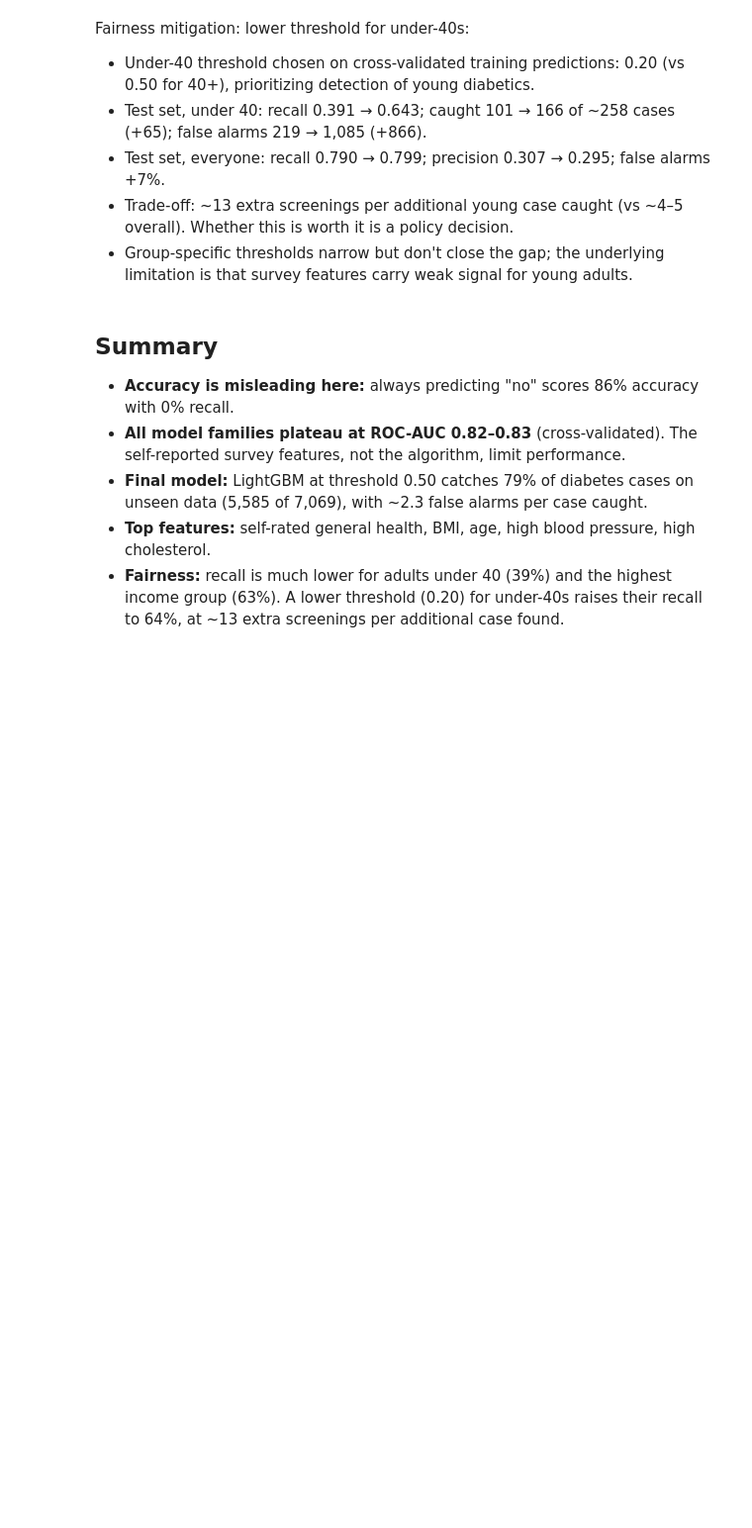
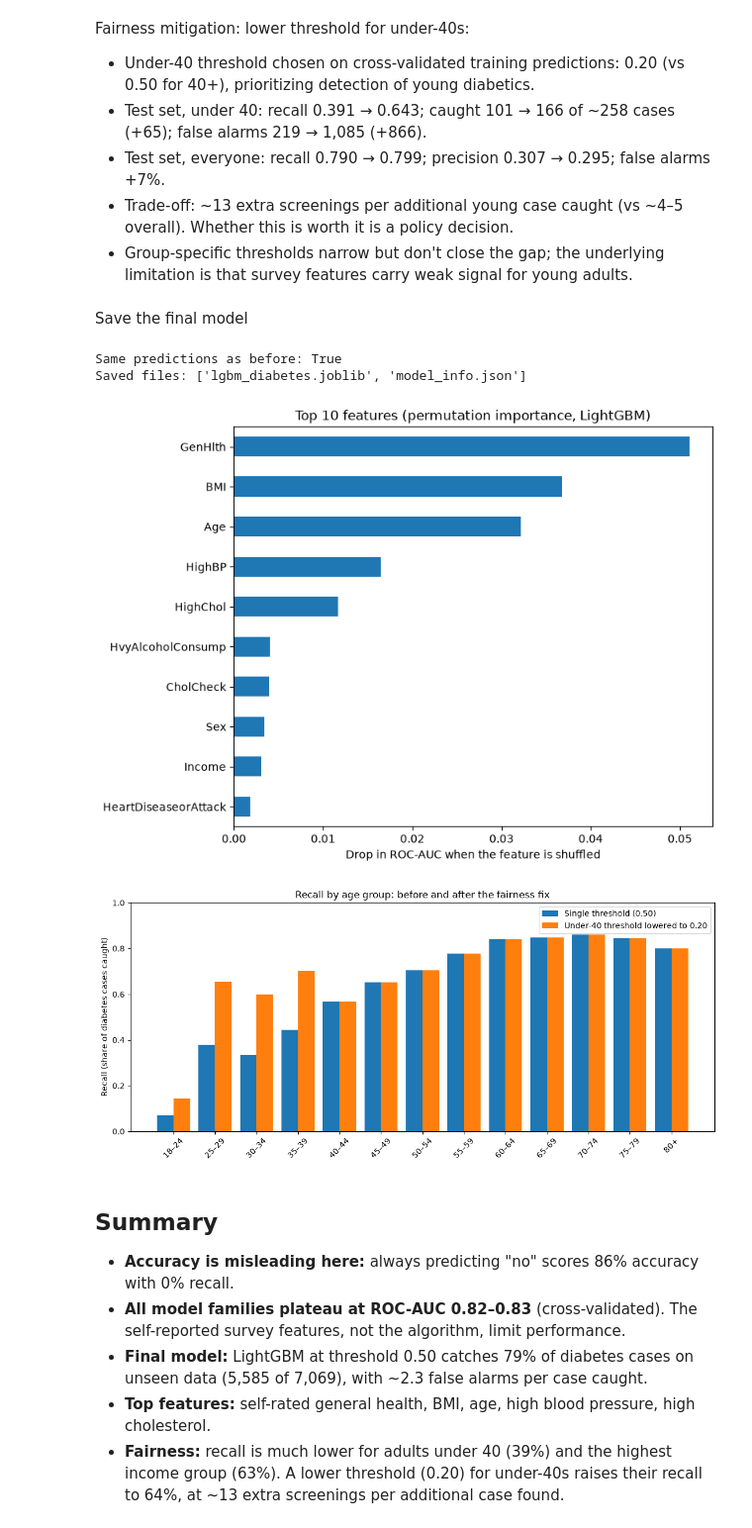
Before and after one commit to anshk4525/diabetes-risk-prediction, a Jupyter notebook: notebooks/02_modeling.ipynb, the cells around one changed output. Shown at 99% size. Drawn from its saved outputs; the diff is of its cells as text; code cells hidden in the pictures; blank space fills up the shorter version.

Commit message:
Save final model, add README charts and full README

```diff
--- a/notebooks/02_modeling.ipynb
+++ b/notebooks/02_modeling.ipynb
@@ -468,6 +468,75 @@ Fairness mitigation: lower threshold for under-40s:
 - Test set, everyone: recall 0.790 → 0.799; precision 0.307 → 0.295; false alarms +7%.
 - Trade-off: ~13 extra screenings per additional young case caught (vs ~4–5 overall). Whether this is worth it is a policy decision.
 - Group-specific thresholds narrow but don't close the gap; the underlying limitation is that survey features carry weak signal for young adults.
+# %% [markdown]
+Save the final model
+# %%
+import joblib
+import json
+import os
+
+os.makedirs("../models", exist_ok=True)
+
+# 1. Save the trained model
+joblib.dump(lgbm, "../models/lgbm_diabetes.joblib")
+
+# 2. Save the settings the app needs to use it correctly
+model_info = {
+    "features": list(X_train.columns),
+    "threshold": 0.50,
+    "young_threshold": 0.20,
+    "young_age_codes": [1, 2, 3, 4],
+    "test_roc_auc": round(roc_auc_score(y_test, lgbm_prob), 3),
+}
+with open("../models/model_info.json", "w") as f:
+    json.dump(model_info, f, indent=2)
+
+# 3. Check: load it back and make sure it gives the same results
+loaded = joblib.load("../models/lgbm_diabetes.joblib")
+check_prob = loaded.predict_proba(X_test)[:, 1]
+print("Same predictions as before:", np.allclose(check_prob, lgbm_prob))
+print("Saved files:", os.listdir("../models"))
+# %% [output]
+Same predictions as before: True
+Saved files: ['lgbm_diabetes.joblib', 'model_info.json']
+# %%
+os.makedirs("../images", exist_ok=True)
+
+# Chart 1: top 10 features
+fig, ax = plt.subplots(figsize=(8, 6))
+importance.tail(10).plot(kind="barh", ax=ax)
+ax.set_title("Top 10 features (permutation importance, LightGBM)")
+ax.set_xlabel("Drop in ROC-AUC when the feature is shuffled")
+plt.tight_layout()
+plt.savefig("../images/feature_importance.png", dpi=150)
+plt.show()
+
+# Chart 2: recall by age, before vs after the fairness fix
+age_labels = ["18–24", "25–29", "30–34", "35–39", "40–44", "45–49", "50–54",
+              "55–59", "60–64", "65–69", "70–74", "75–79", "80+"]
+rec_single, rec_fair = [], []
+for a in range(1, 14):
+    m = (X_test["Age"] == a).values
+    rec_single.append(recall_score(y_test.values[m], single_pred[m]))
+    rec_fair.append(recall_score(y_test.values[m], fair_pred[m]))
+
+x = np.arange(13)
+w = 0.4
+fig, ax = plt.subplots(figsize=(11, 5))
+ax.bar(x - w/2, rec_single, w, label="Single threshold (0.50)")
+ax.bar(x + w/2, rec_fair, w, label="Under-40 threshold lowered to 0.20")
+ax.set_xticks(x)
+ax.set_xticklabels(age_labels, rotation=45)
+ax.set_ylim(0, 1)
+ax.set_ylabel("Recall (share of diabetes cases caught)")
+ax.set_title("Recall by age group: before and after the fairness fix")
+ax.legend()
+plt.tight_layout()
+plt.savefig("../images/recall_by_age.png", dpi=150)
+plt.show()
+# %% [output]
+[figure, added]
+[figure, added]
 # %% [markdown]
 ## Summary
 
```
Also changed, not shown: 6 other files.
